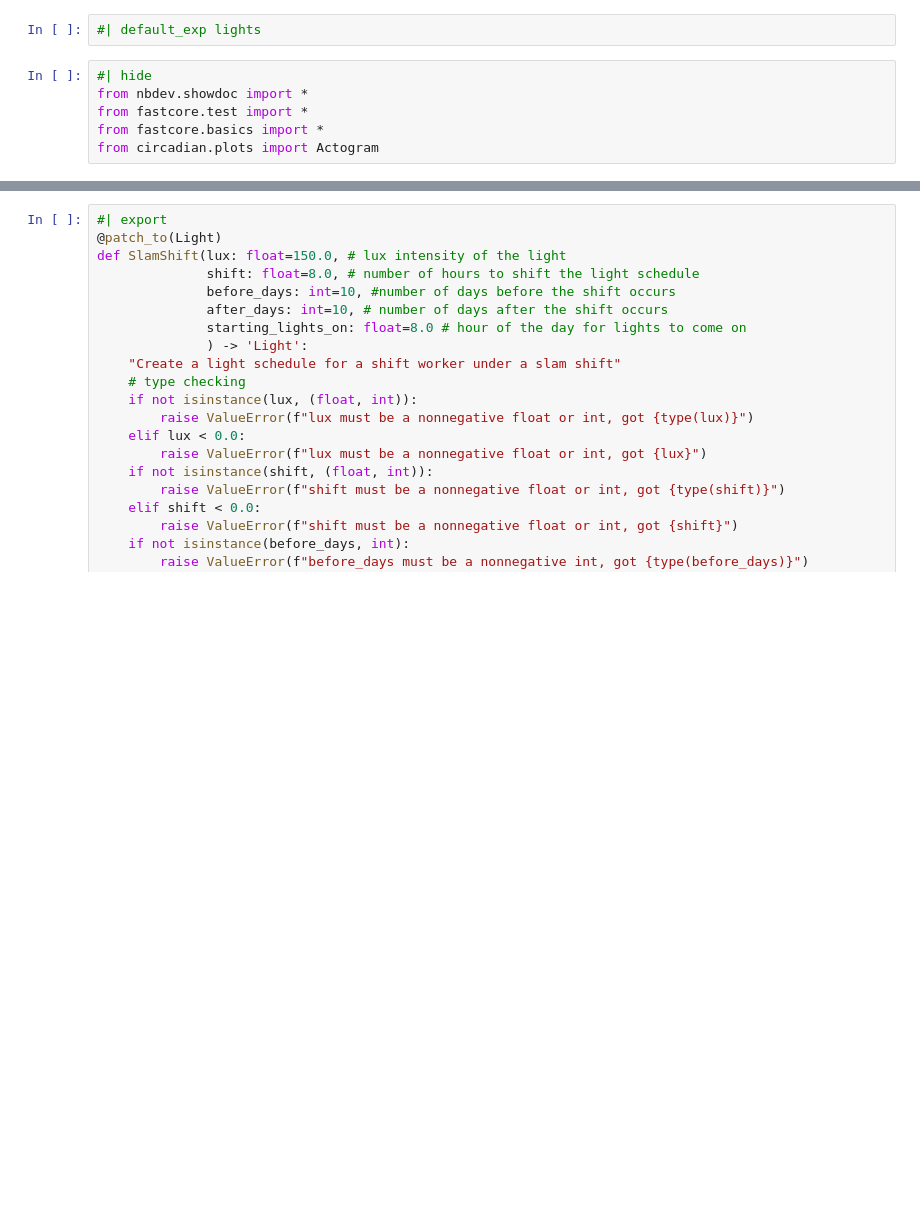
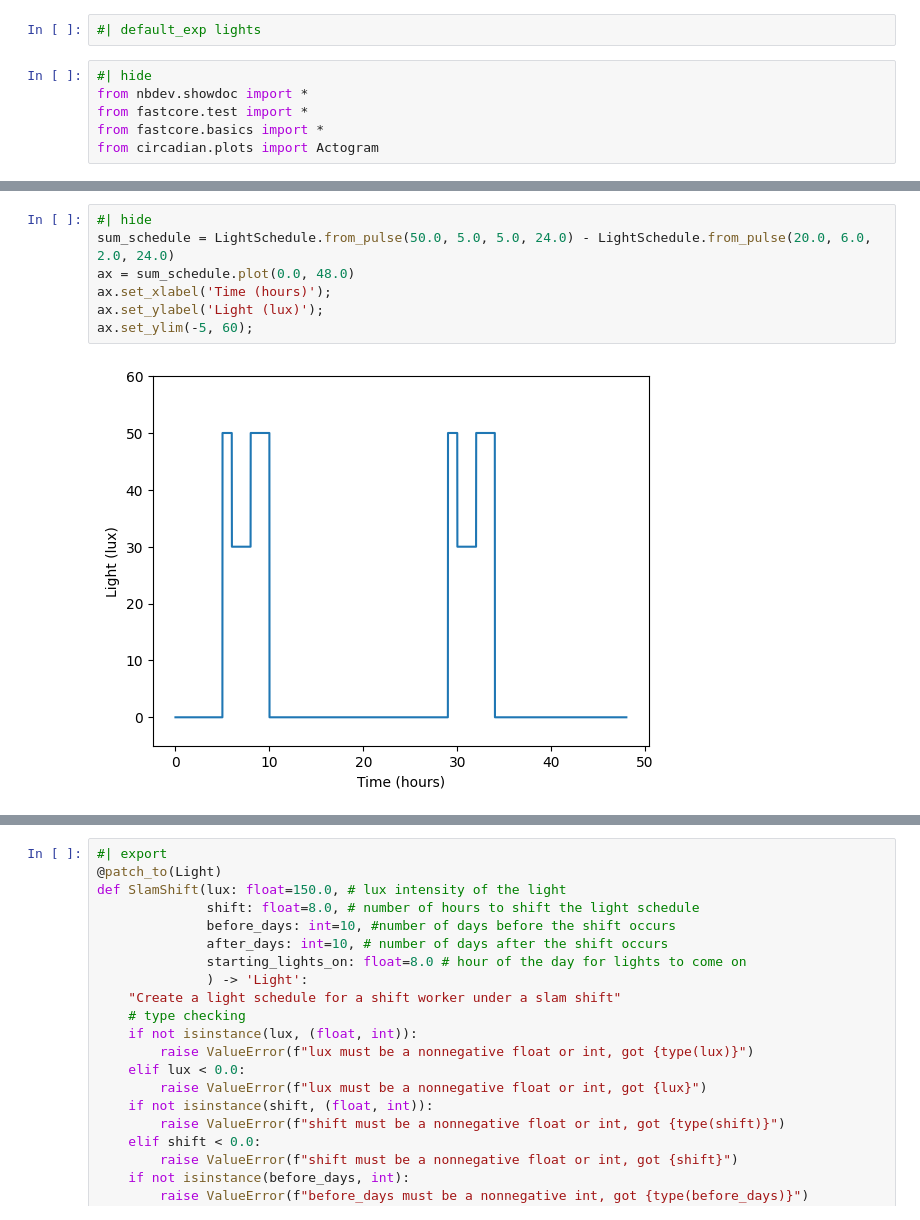
Before and after one commit to Arcascope/circadian, a Jupyter notebook: nbs/01_lights.ipynb, the cells around one changed output, grey strips where cells are left out. Cells and saved outputs as stored; diff of their text form; blank space fills up the shorter version.

```diff
--- a/nbs/01_lights.ipynb
+++ b/nbs/01_lights.ipynb
@@ -671,0 +522,9 @@ test_fail(lambda: Light.ShiftWorkLight(days_on=0, days_off=0), contains="days_on
+# %%
+#| hide
+sum_schedule = LightSchedule.from_pulse(50.0, 5.0, 5.0, 24.0) - LightSchedule.from_pulse(20.0, 6.0, 2.0, 24.0)
+ax = sum_schedule.plot(0.0, 48.0)
+ax.set_xlabel('Time (hours)');
+ax.set_ylabel('Light (lux)');
+ax.set_ylim(-5, 60);
+# %% [output]
+[figure, added]
```
Also changed, not shown: parts of 80 cells of this notebook, 2 other files.
